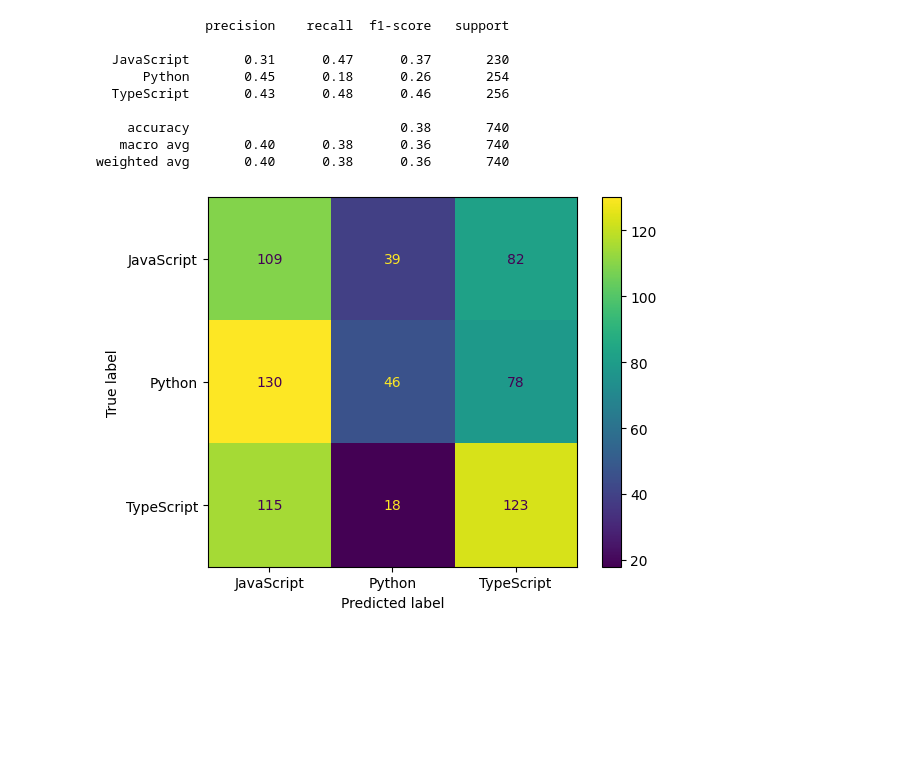
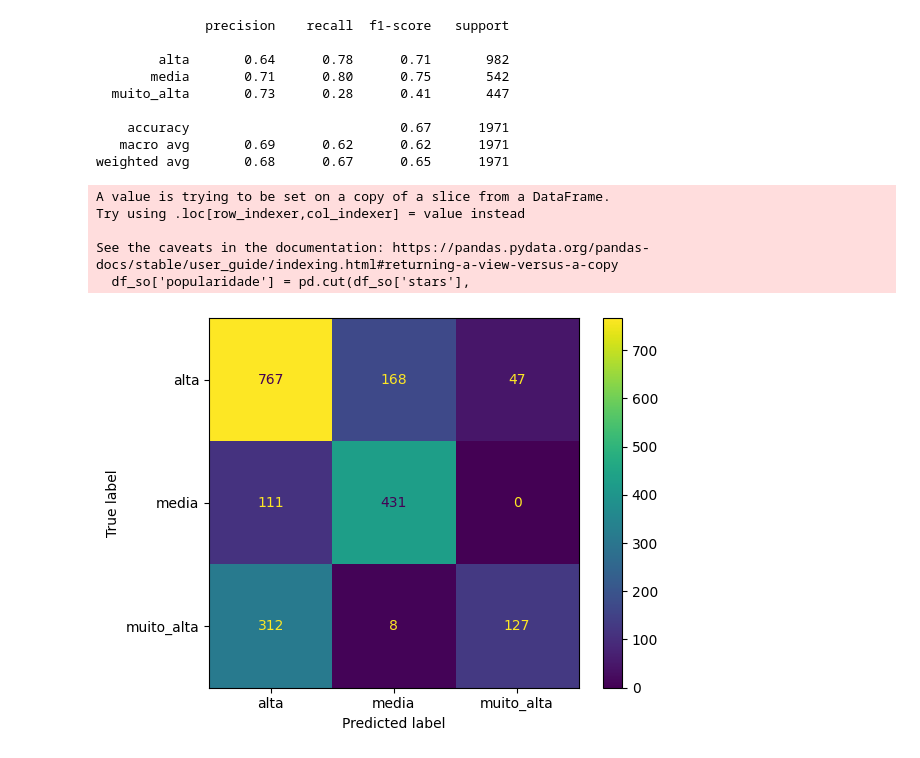
Before and after one commit to LucasjsSilva/data-set-repositorios, a Jupyter notebook: notebooks/req5.ipynb, the cells around one changed output. Drawn from its saved outputs; the diff is of its cells as text; code cells hidden in the pictures; blank space fills up the shorter version.

```diff
--- a/notebooks/req5.ipynb
+++ b/notebooks/req5.ipynb
@@ -65 +127,11 @@ plt.show()
+# %%
+from sklearn.linear_model import LinearRegression
+from sklearn.model_selection import train_test_split
+
+df['log_stars'] = np.log1p(df['stars'])
+df['log_subscribers_count'] = np.log1p(df['subscribers_count'])
+
+df_so2 = df[(df['stars'] <= 20000)]
+
+df_reg = df_so2[["stars", "subscribers_count", "log_stars","log_subscribers_count", "language"]].dropna()
 # %%
@@ -106,38 +248,45 @@ plt.show()
 # %%
-from sklearn.linear_model import LogisticRegression
-from sklearn.preprocessing import StandardScaler
-from sklearn.metrics import classification_report, ConfusionMatrixDisplay
 
+df_so = df[(df['stars'] <= 20000)]
 
-X = df_reg[["forks", "stars", "contributors", "pull_requests"]]
-y = df_reg["language"]
+df_so['popularidade'] = pd.cut(df_so['stars'],
+                            bins=[770, 3000, 10000, float('inf')],
+                            labels=['media', 'alta', 'muito_alta'])
+
+X = df_so[["forks", "subscribers_count", "last_year_commits"]]
+y = df_so["popularidade"]
 
 # normalizar
 scaler = StandardScaler()
 X_scaled = scaler.fit_transform(X)
 
 # separar conjuntos
 X_train, X_test, y_train, y_test = train_test_split(X_scaled, y, test_size=0.25, random_state=42)
 
 # treinar o modelo de classificação
 clf = LogisticRegression(max_iter=1000)
 clf.fit(X_train, y_train)
 
 # avaliar
 y_pred = clf.predict(X_test)
 print(classification_report(y_test, y_pred))
 
 # matriz de confusão
 ConfusionMatrixDisplay.from_estimator(clf, X_test, y_test)
 plt.show()
 # %% [output]
               precision    recall  f1-score   support
 
-  JavaScript       0.31      0.47      0.37       230
-      Python       0.45      0.18      0.26       254
-  TypeScript       0.43      0.48      0.46       256
+        alta       0.64      0.78      0.71       982
+       media       0.71      0.80      0.75       542
+  muito_alta       0.73      0.28      0.41       447
 
-    accuracy                           0.38       740
-   macro avg       0.40      0.38      0.36       740
-weighted avg       0.40      0.38      0.36       740
+    accuracy                           0.67      1971
+   macro avg       0.69      0.62      0.62      1971
+weighted avg       0.68      0.67      0.65      1971
+A value is trying to be set on a copy of a slice from a DataFrame.
+Try using .loc[row_indexer,col_indexer] = value instead
+
+See the caveats in the documentation: https://pandas.pydata.org/pandas-docs/stable/user_guide/indexing.html#returning-a-view-versus-a-copy
+  df_so['popularidade'] = pd.cut(df_so['stars'],
-[figure, old version]
+[figure, new version]
```
Also changed, not shown: parts of 24 cells of this notebook, 19 other files.
